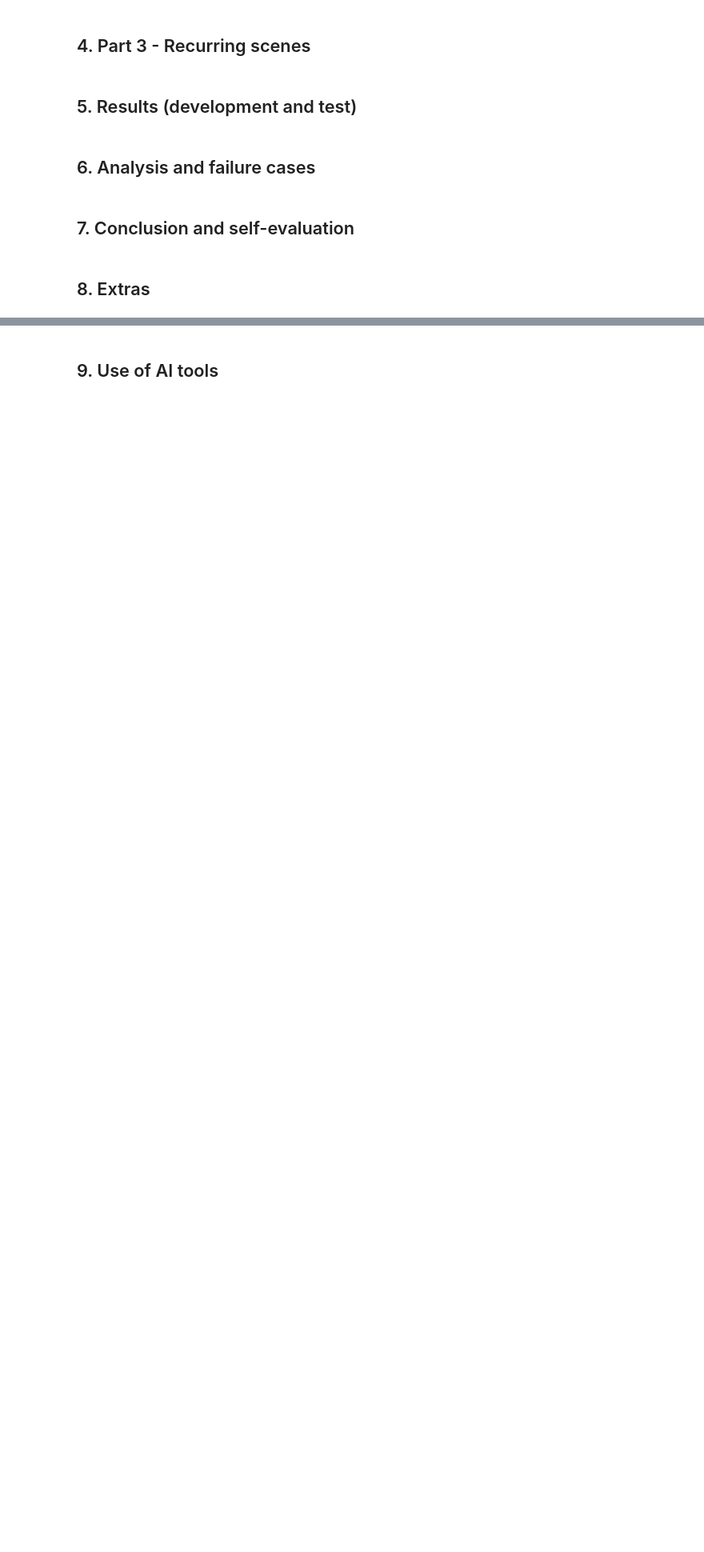
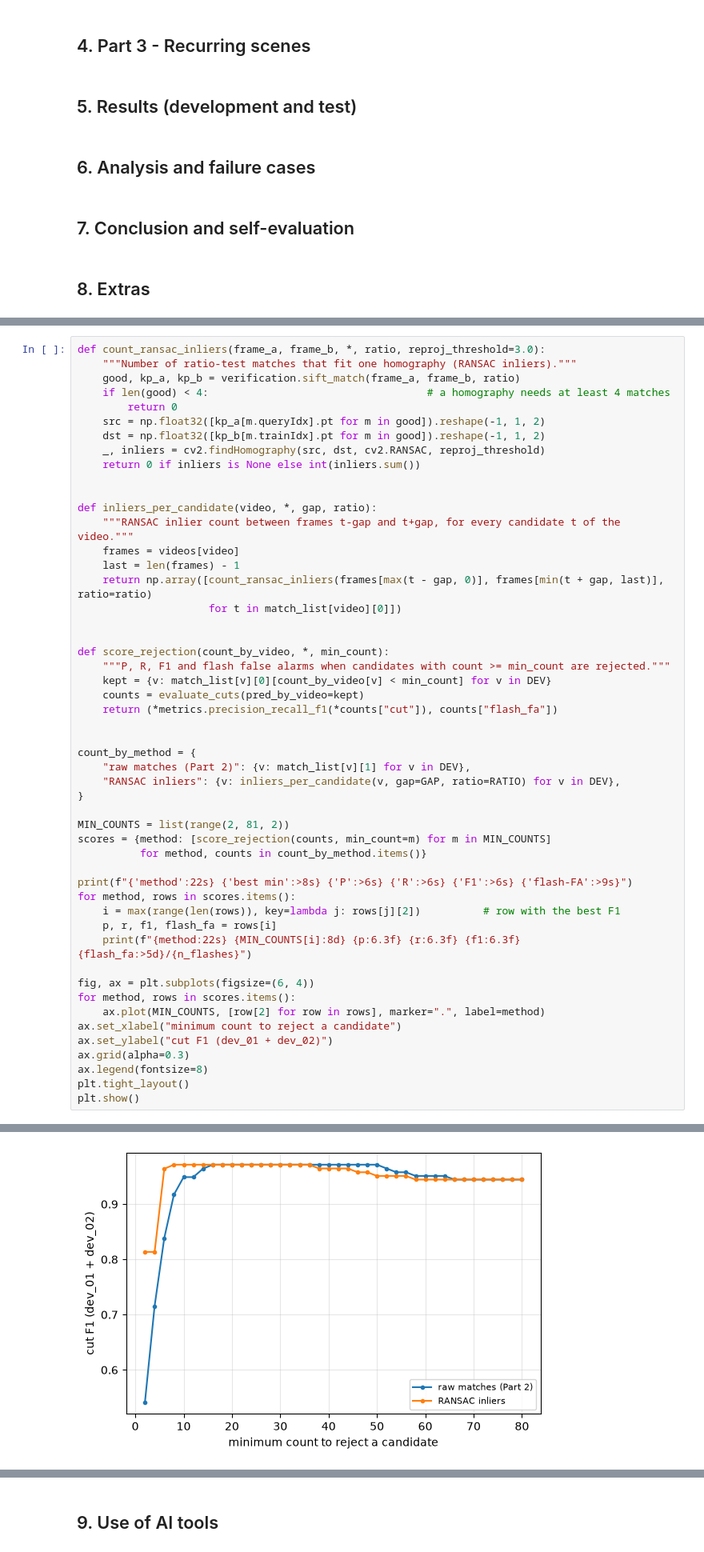
Before and after one commit to GuilhermeAQOS/CV2627, a Jupyter notebook: starter_code/73803_74514/report.ipynb, the cells around one changed output, grey strips where cells are left out. Shown at 80% size. Saved outputs shown, nothing was run; the diff lists cells and outputs as text; blank space fills up the shorter version.

```diff
--- a/starter_code/73803_74514/report.ipynb
+++ b/starter_code/73803_74514/report.ipynb
@@ -428,0 +592,52 @@ The figure shows one candidate that the histogram detector proposes and the SIFT
+# %%
+def count_ransac_inliers(frame_a, frame_b, *, ratio, reproj_threshold=3.0):
+    """Number of ratio-test matches that fit one homography (RANSAC inliers)."""
+    good, kp_a, kp_b = verification.sift_match(frame_a, frame_b, ratio)
+    if len(good) < 4:                                   # a homography needs at least 4 matches
+        return 0
+    src = np.float32([kp_a[m.queryIdx].pt for m in good]).reshape(-1, 1, 2)
+    dst = np.float32([kp_b[m.trainIdx].pt for m in good]).reshape(-1, 1, 2)
+    _, inliers = cv2.findHomography(src, dst, cv2.RANSAC, reproj_threshold)
+    return 0 if inliers is None else int(inliers.sum())
+
+
+def inliers_per_candidate(video, *, gap, ratio):
+    """RANSAC inlier count between frames t-gap and t+gap, for every candidate t of the video."""
+    frames = videos[video]
+    last = len(frames) - 1
+    return np.array([count_ransac_inliers(frames[max(t - gap, 0)], frames[min(t + gap, last)], ratio=ratio)
+                     for t in match_list[video][0]])
+
+
+def score_rejection(count_by_video, *, min_count):
+    """P, R, F1 and flash false alarms when candidates with count >= min_count are rejected."""
+    kept = {v: match_list[v][0][count_by_video[v] < min_count] for v in DEV}
+    counts = evaluate_cuts(pred_by_video=kept)
+    return (*metrics.precision_recall_f1(*counts["cut"]), counts["flash_fa"])
+
+
+count_by_method = {
+    "raw matches (Part 2)": {v: match_list[v][1] for v in DEV},
+    "RANSAC inliers": {v: inliers_per_candidate(v, gap=GAP, ratio=RATIO) for v in DEV},
+}
+
+MIN_COUNTS = list(range(2, 81, 2))
+scores = {method: [score_rejection(counts, min_count=m) for m in MIN_COUNTS]
+          for method, counts in count_by_method.items()}
+
+print(f"{'method':22s} {'best min':>8s} {'P':>6s} {'R':>6s} {'F1':>6s} {'flash-FA':>9s}")
+for method, rows in scores.items():
+    i = max(range(len(rows)), key=lambda j: rows[j][2])          # row with the best F1
+    p, r, f1, flash_fa = rows[i]
+    print(f"{method:22s} {MIN_COUNTS[i]:8d} {p:6.3f} {r:6.3f} {f1:6.3f} {flash_fa:>5d}/{n_flashes}")
+
+fig, ax = plt.subplots(figsize=(6, 4))
+for method, rows in scores.items():
+    ax.plot(MIN_COUNTS, [row[2] for row in rows], marker=".", label=method)
+ax.set_xlabel("minimum count to reject a candidate")
+ax.set_ylabel("cut F1 (dev_01 + dev_02)")
+ax.grid(alpha=0.3)
+ax.legend(fontsize=8)
+plt.tight_layout()
+plt.show()
+# %% [output]
@@ -428,0 +647 @@ The figure shows one candidate that the histogram detector proposes and the SIFT
+[figure, added]
```
Also changed, not shown: parts of 18 cells of this notebook, 2 other files.
